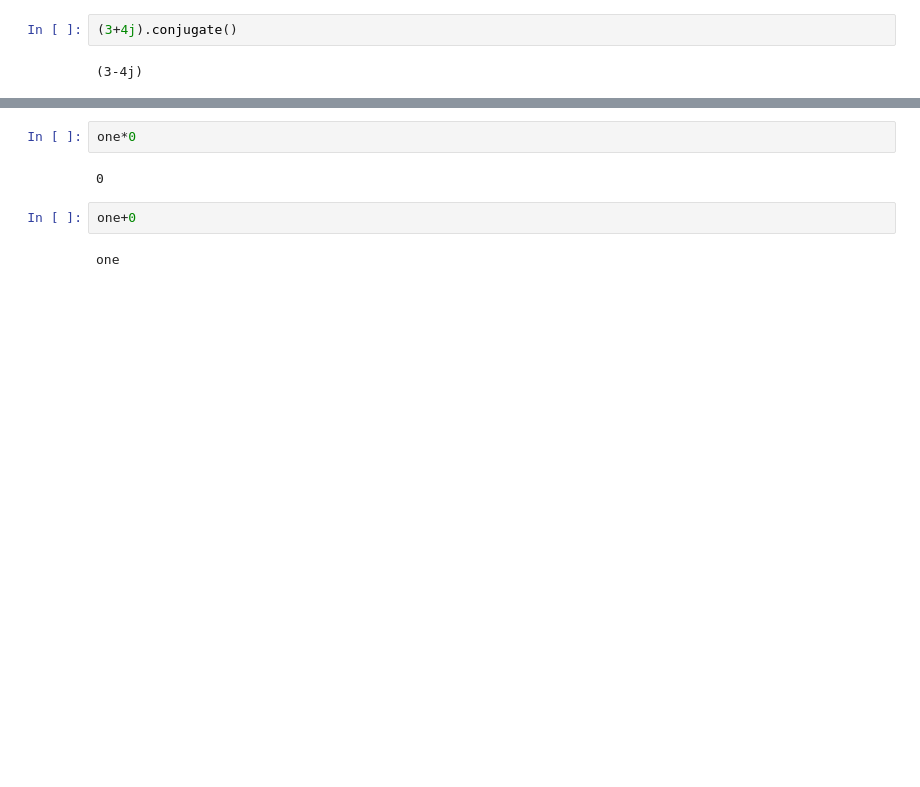
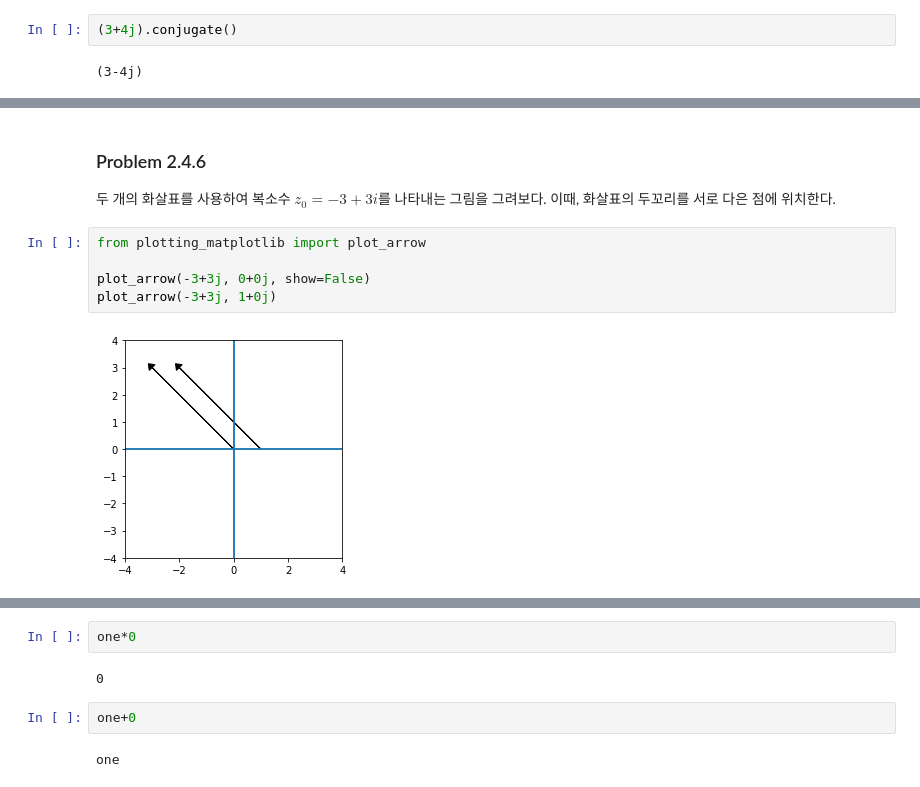
Before and after one commit to Daejeon-TF/coding-the-matrix, a Jupyter notebook: Chapter2_Field/Chapter 2_Field_by_jameskoo.ipynb, the cells around one changed output, grey strips where cells are left out. Drawn from its saved outputs; the diff is of its cells as text; blank space fills up the shorter version.

```diff
--- a/Chapter2_Field/Chapter 2_Field_by_jameskoo.ipynb
+++ b/Chapter2_Field/Chapter 2_Field_by_jameskoo.ipynb
@@ -228,0 +165,10 @@ one
+# %% [markdown]
+### Problem 2.4.6
+두 개의 화살표를 사용하여 복소수 $z_0=-3+3i$를 나타내는 그림을 그려보다. 이때, 화살표의 두꼬리를 서로 다은 점에 위치한다.
+# %%
+from plotting_matplotlib import plot_arrow
+
+plot_arrow(-3+3j, 0+0j, show=False)
+plot_arrow(-3+3j, 1+0j)
+# %% [output]
+[figure, added]
```
Also changed, not shown: parts of 195 cells of this notebook.
